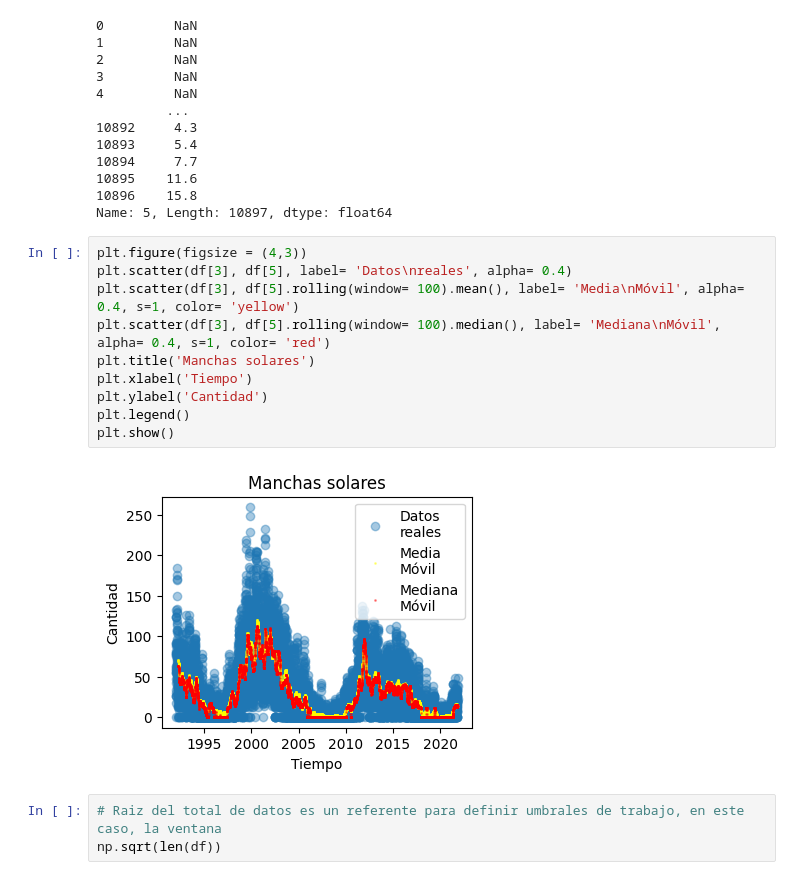
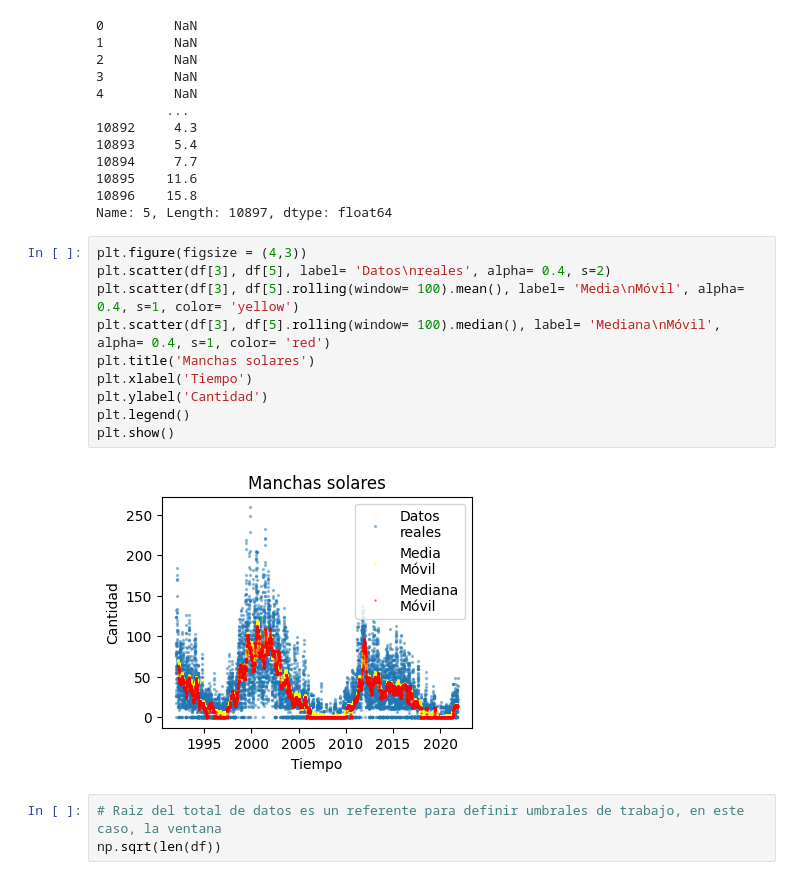
Before and after one commit to JhonZafra/Statistic_Concepts, a Jupyter notebook: SemanaXIV/ConceptosSeriesTiempo.ipynb, the cells around one changed output. Drawn from its saved outputs; the diff is of its cells as text.

```diff
--- a/SemanaXIV/ConceptosSeriesTiempo.ipynb
+++ b/SemanaXIV/ConceptosSeriesTiempo.ipynb
@@ -104,16 +104,16 @@ df[5].rolling(window= 10).mean()
 Name: 5, Length: 10897, dtype: float64
 # %%
 plt.figure(figsize = (4,3))
-plt.scatter(df[3], df[5], label= 'Datos\nreales', alpha= 0.4)
+plt.scatter(df[3], df[5], label= 'Datos\nreales', alpha= 0.4, s=2)
 plt.scatter(df[3], df[5].rolling(window= 100).mean(), label= 'Media\nMóvil', alpha= 0.4, s=1, color= 'yellow')
 plt.scatter(df[3], df[5].rolling(window= 100).median(), label= 'Mediana\nMóvil', alpha= 0.4, s=1, color= 'red')
 plt.title('Manchas solares')
 plt.xlabel('Tiempo')
 plt.ylabel('Cantidad')
 plt.legend()
 plt.show()
 # %% [output]
-[figure, old version]
+[figure, new version]
 # %%
 # Raiz del total de datos es un referente para definir umbrales de trabajo, en este caso, la ventana
 np.sqrt(len(df))
```
Also changed, not shown: parts of 19 cells of this notebook.
